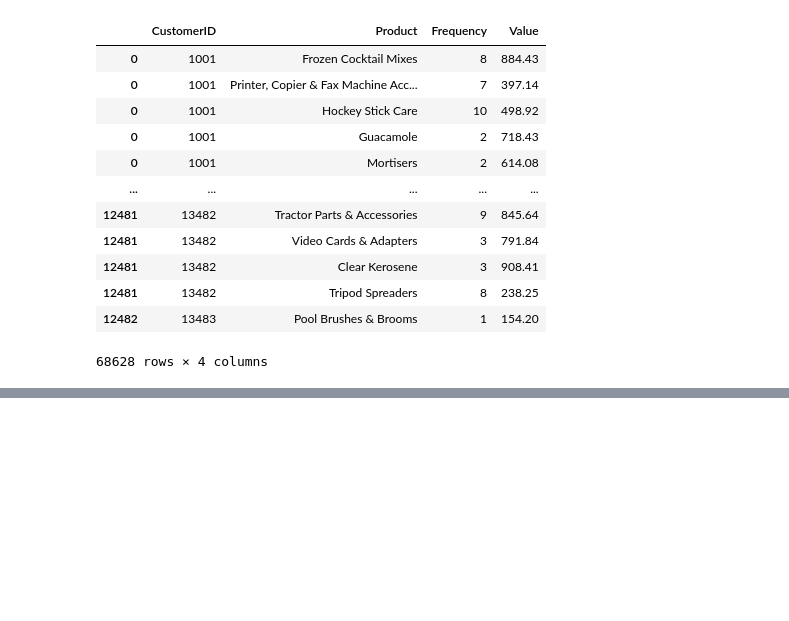
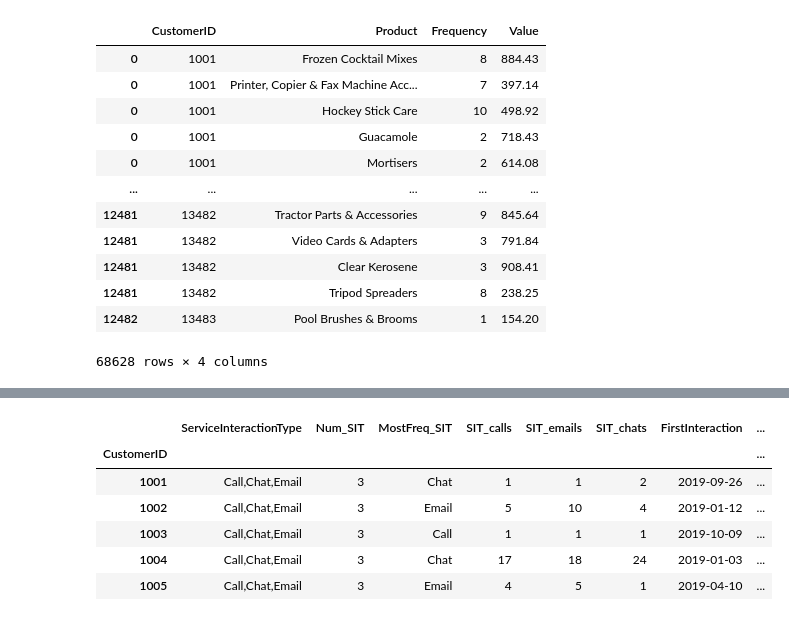
Before and after one commit to edwinaabam/Reder-Telecom-Churn-Prediction, a Jupyter notebook: DataCleaning/clean.ipynb, the cells around one changed output, grey strips where cells are left out. Drawn from its saved outputs; the diff is of its cells as text; code cells hidden in the pictures; blank space fills up the shorter version.

```diff
--- a/DataCleaning/clean.ipynb
+++ b/DataCleaning/clean.ipynb
@@ -288,0 +667,30 @@ single_val_cols.head()
+# %%
+#engineer features from the ServiceInteractions dataframe by aggregating data for each CustomerID
+# Create a new column called ServiceInteractionType which is the count of unique values in Type column
+#
+normalized_cols['ServiceInteractions']['Date'] = pd.to_datetime(
+    normalized_cols['ServiceInteractions']['Date'], errors='coerce'
+)
+
+
+ServiceInteractions = normalized_cols['ServiceInteractions'].groupby('CustomerID').agg(
+    ServiceInteractionType=('Type', lambda x: ','.join(sorted(set(x)))),
+    Num_SIT=('Type', 'nunique'),
+    MostFreq_SIT=('Type', lambda x: x.mode()[0] if not x.mode().empty else np.nan),
+    SIT_calls=('Type', lambda x: (x == 'Call').sum()),
+    SIT_emails=('Type', lambda x: (x == 'Email').sum()),
+    SIT_chats=('Type', lambda x: (x == 'Chat').sum()),
+    FirstInteraction=('Date', 'min'),
+    LastInteraction=('Date', 'max'),
+    InteractionDuration_days=('Date', lambda x: (x.max() - x.min()).days + 1 if len(x) > 1 else 1)
+)
+
+ServiceInteractions.head()
+# %% [output]
+|  | ServiceInteractionType | Num_SIT | MostFreq_SIT | SIT_calls | SIT_emails | SIT_chats | FirstInteraction | ... |
+| CustomerID |  |  |  |  |  |  |  | ... |
+| 1001 | Call,Chat,Email | 3 | Chat | 1 | 1 | 2 | 2019-09-26 | ... |
+| 1002 | Call,Chat,Email | 3 | Email | 5 | 10 | 4 | 2019-01-12 | ... |
+| 1003 | Call,Chat,Email | 3 | Call | 1 | 1 | 1 | 2019-10-09 | ... |
+| 1004 | Call,Chat,Email | 3 | Chat | 17 | 18 | 24 | 2019-01-03 | ... |
+| 1005 | Call,Chat,Email | 3 | Email | 4 | 5 | 1 | 2019-04-10 | ... |
```
Also changed, not shown: parts of 69 cells of this notebook, 1 other file.
